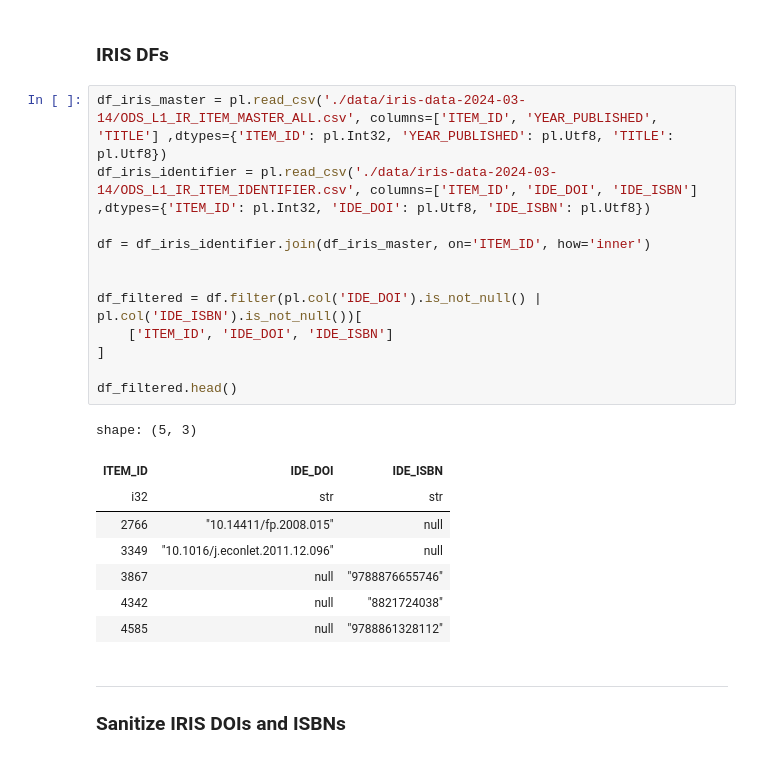
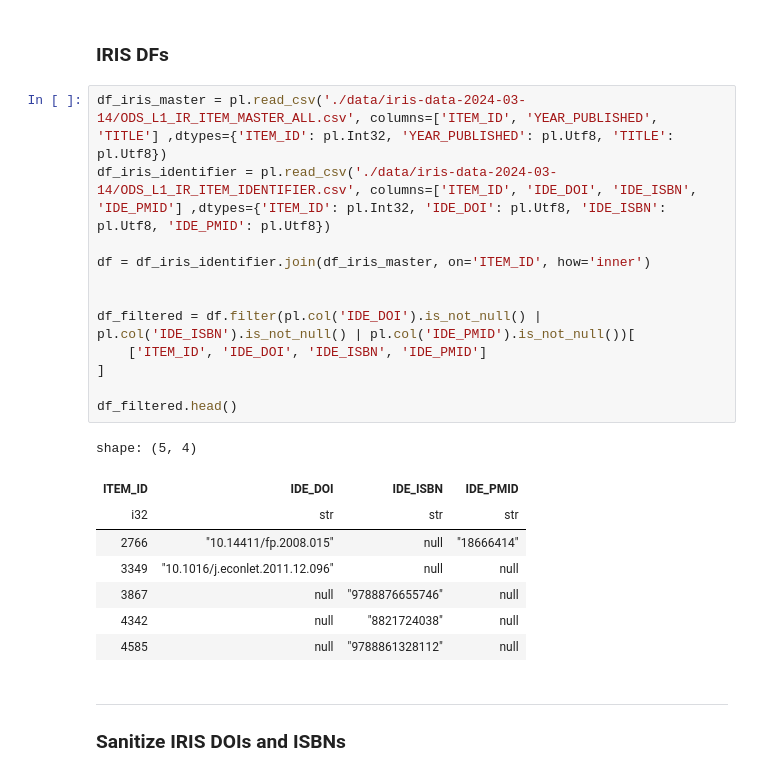
Before and after one commit to open-sci/2023-2024-atreides-code, a Jupyter notebook: final.ipynb, the cells around one changed output. Cells and saved outputs as stored; diff of their text form.

Commit message:
pmid, requirements

```diff
--- a/final.ipynb
+++ b/final.ipynb
@@ -22,25 +22,25 @@ pl.Config.set_fmt_str_lengths(100);
 ### IRIS DFs
 # %%
 df_iris_master = pl.read_csv('./data/iris-data-2024-03-14/ODS_L1_IR_ITEM_MASTER_ALL.csv', columns=['ITEM_ID', 'YEAR_PUBLISHED', 'TITLE'] ,dtypes={'ITEM_ID': pl.Int32, 'YEAR_PUBLISHED': pl.Utf8, 'TITLE': pl.Utf8})
-df_iris_identifier = pl.read_csv('./data/iris-data-2024-03-14/ODS_L1_IR_ITEM_IDENTIFIER.csv', columns=['ITEM_ID', 'IDE_DOI', 'IDE_ISBN'] ,dtypes={'ITEM_ID': pl.Int32, 'IDE_DOI': pl.Utf8, 'IDE_ISBN': pl.Utf8})
+df_iris_identifier = pl.read_csv('./data/iris-data-2024-03-14/ODS_L1_IR_ITEM_IDENTIFIER.csv', columns=['ITEM_ID', 'IDE_DOI', 'IDE_ISBN', 'IDE_PMID'] ,dtypes={'ITEM_ID': pl.Int32, 'IDE_DOI': pl.Utf8, 'IDE_ISBN': pl.Utf8, 'IDE_PMID': pl.Utf8})
 
 df = df_iris_identifier.join(df_iris_master, on='ITEM_ID', how='inner')
 
 
-df_filtered = df.filter(pl.col('IDE_DOI').is_not_null() | pl.col('IDE_ISBN').is_not_null())[
-    ['ITEM_ID', 'IDE_DOI', 'IDE_ISBN']
+df_filtered = df.filter(pl.col('IDE_DOI').is_not_null() | pl.col('IDE_ISBN').is_not_null() | pl.col('IDE_PMID').is_not_null())[
+    ['ITEM_ID', 'IDE_DOI', 'IDE_ISBN', 'IDE_PMID']
 ]
 
 df_filtered.head()
 # %% [output]
-shape: (5, 3)
+shape: (5, 4)
-| ITEM_ID | IDE_DOI | IDE_ISBN |
-| i32 | str | str |
-| 2766 | "10.14411/fp.2008.015" | null |
-| 3349 | "10.1016/j.econlet.2011.12.096" | null |
-| 3867 | null | "9788876655746" |
-| 4342 | null | "8821724038" |
-| 4585 | null | "9788861328112" |
+| ITEM_ID | IDE_DOI | IDE_ISBN | IDE_PMID |
+| i32 | str | str | str |
+| 2766 | "10.14411/fp.2008.015" | null | "18666414" |
+| 3349 | "10.1016/j.econlet.2011.12.096" | null | null |
+| 3867 | null | "9788876655746" | null |
+| 4342 | null | "8821724038" | null |
+| 4585 | null | "9788861328112" | null |
 # %% [markdown]
 ---
 ### Sanitize IRIS DOIs and ISBNs
```
Also changed, not shown: parts of 8 cells of this notebook, 5 other files.
